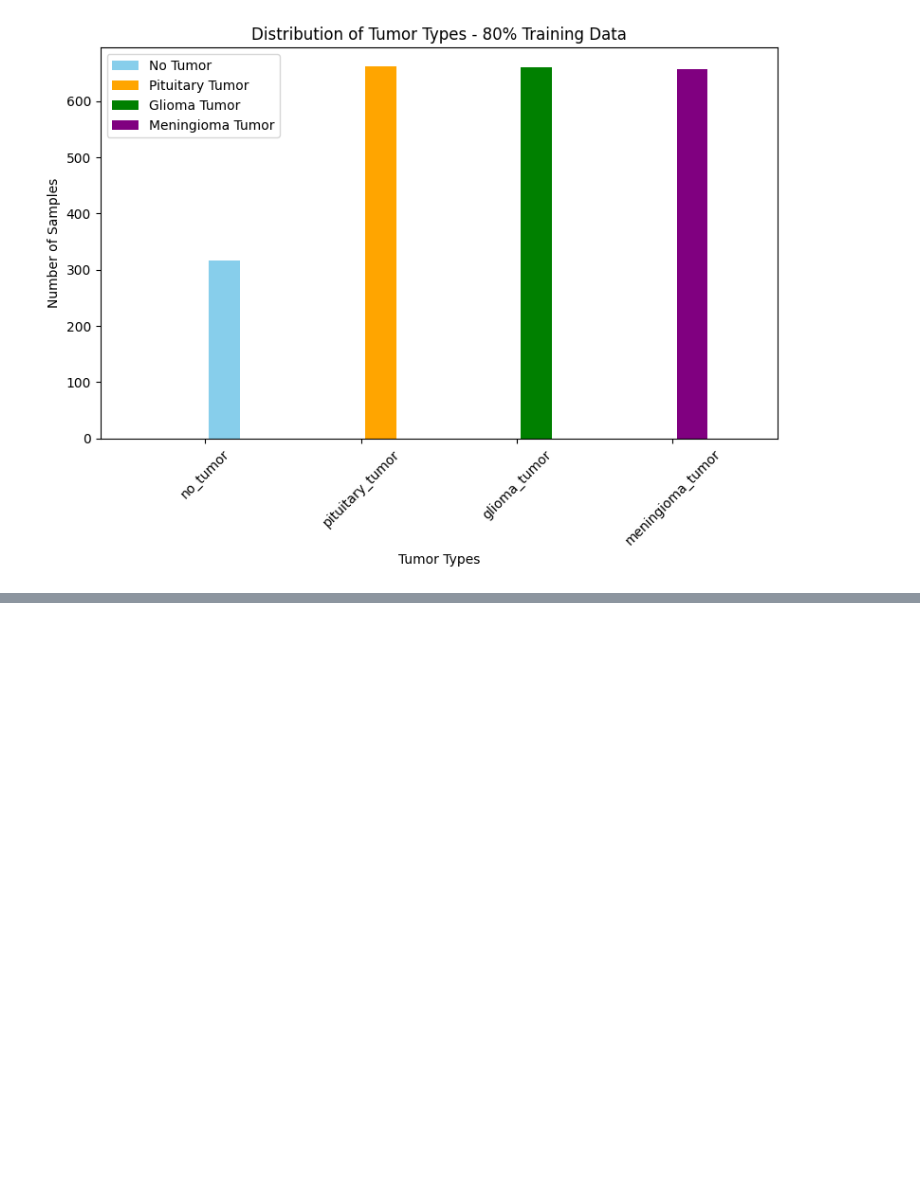
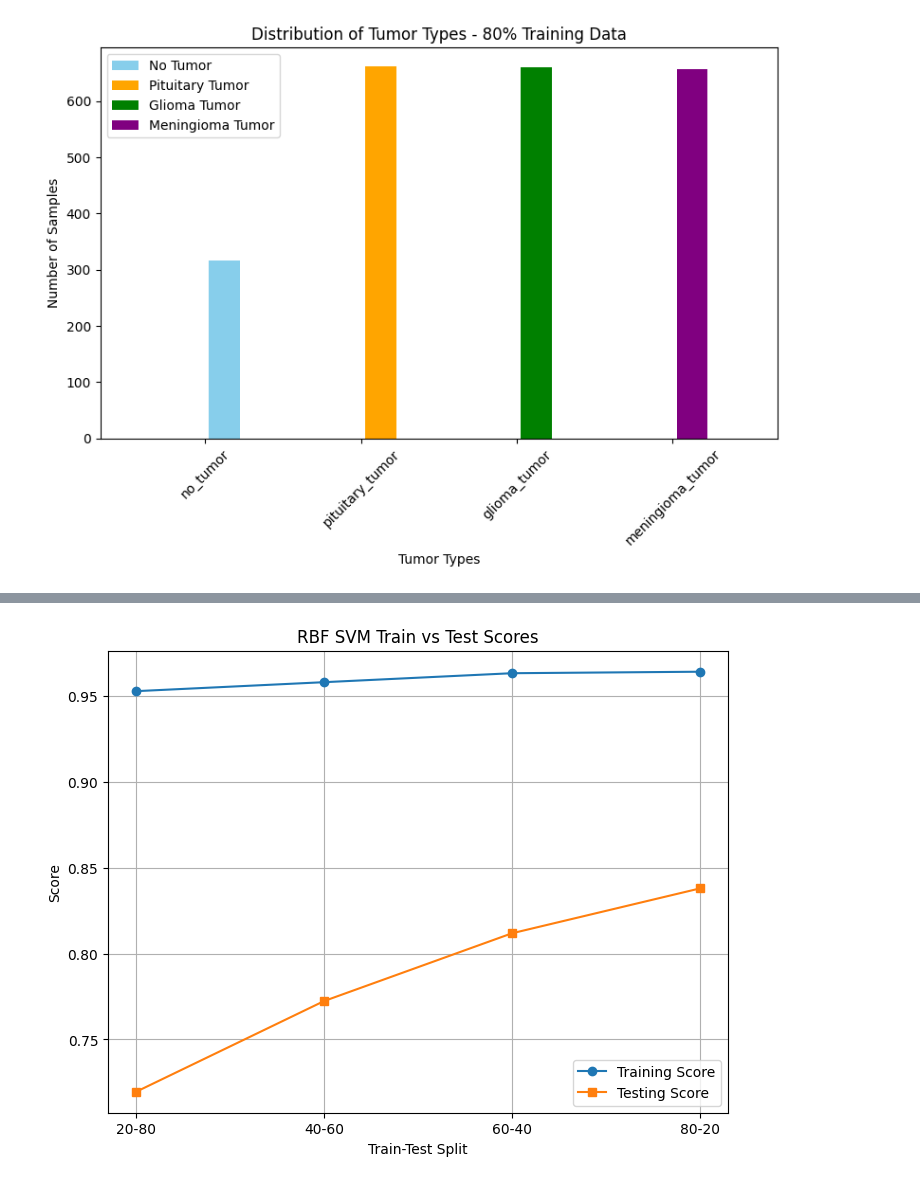
Before and after one commit to Deepikadandolu/SumInt_IISc_ex1, a Jupyter notebook: tumor_svm(rbf)_splitdata.ipynb, the cells around one changed output, grey strips where cells are left out. Drawn from its saved outputs; the diff is of its cells as text; code cells hidden in the pictures; blank space fills up the shorter version.

Commit message:
svm(rbf). different train-test data splitting

```diff
--- a/tumor_svm(rbf)_splitdata.ipynb
+++ b/tumor_svm(rbf)_splitdata.ipynb
@@ -440,0 +444,45 @@ Specificity: 0.9435504186115432
+# %%
+from sklearn.model_selection import train_test_split
+from sklearn.decomposition import PCA
+from sklearn.svm import SVC
+import matplotlib.pyplot as plt
+
+train_sizes = [0.2, 0.4, 0.6, 0.8]
+split_labels = ['20-80', '40-60', '60-40', '80-20']
+train_scores = []
+test_scores = []
+for train_size in train_sizes:
+    xtrain, xtest, ytrain, ytest = train_test_split(
+        X,
+        Y,
+        train_size=train_size,
+        random_state=10,
+        stratify=Y)
+    pca = PCA(n_components=0.98)
+    pca_train = pca.fit_transform(xtrain)
+    pca_test = pca.transform(xtest)
+    sv = SVC(kernel='rbf')
+    sv.fit(pca_train, ytrain)
+    train_score = sv.score(pca_train, ytrain)
+    test_score = sv.score(pca_test, ytest)
+    train_scores.append(train_score)
+    test_scores.append(test_score)
+plt.figure(figsize=(8, 6))
+plt.plot(
+    split_labels,
+    train_scores,
+    marker='o',
+    label='Training Score')
+plt.plot(
+    split_labels,
+    test_scores,
+    marker='s',
+    label='Testing Score')
+plt.xlabel('Train-Test Split')
+plt.ylabel('Score')
+plt.title('RBF SVM Train vs Test Scores')
+plt.legend()
+plt.grid(True)
+plt.show()
+# %% [output]
+[figure, added]
```
Also changed, not shown: parts of 7 cells of this notebook.
